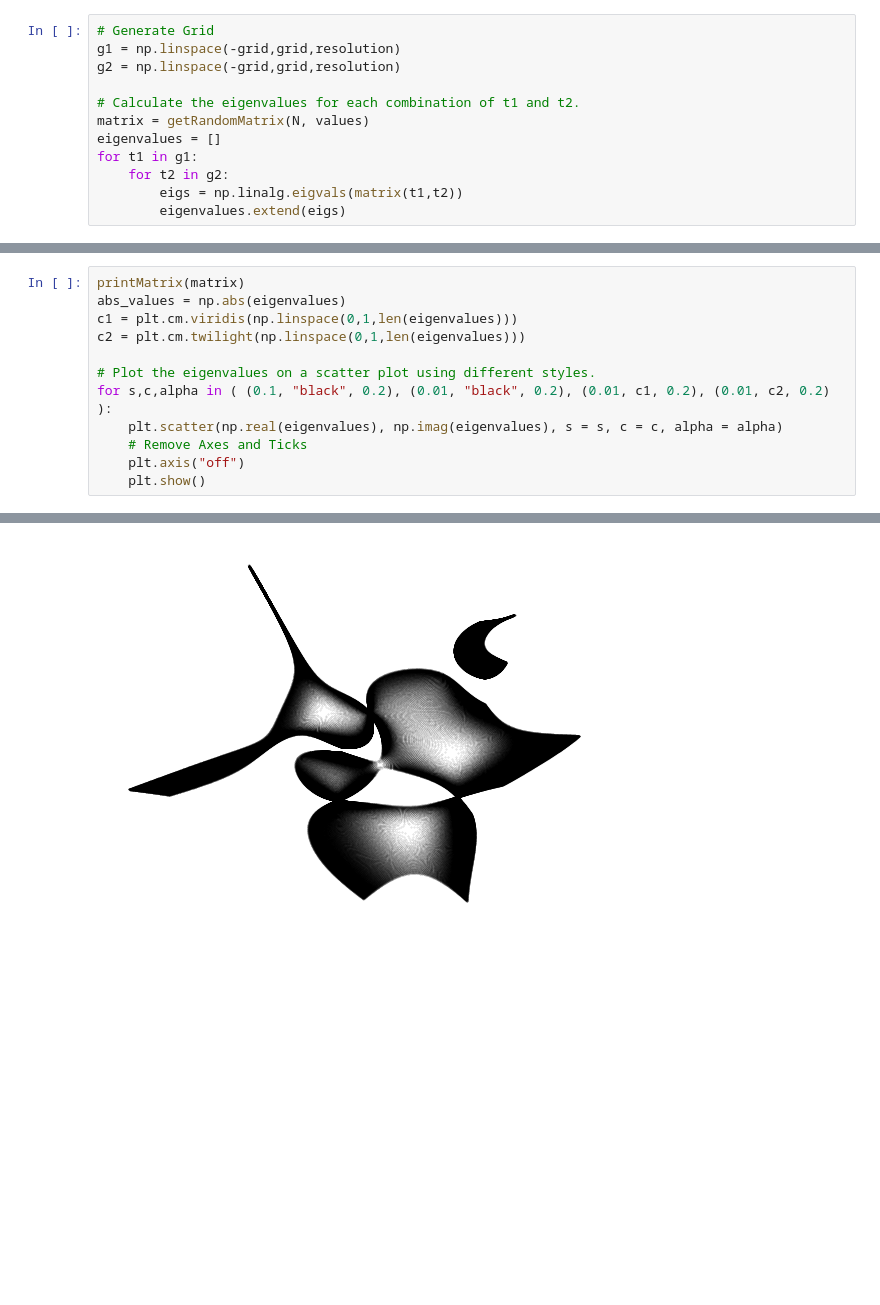
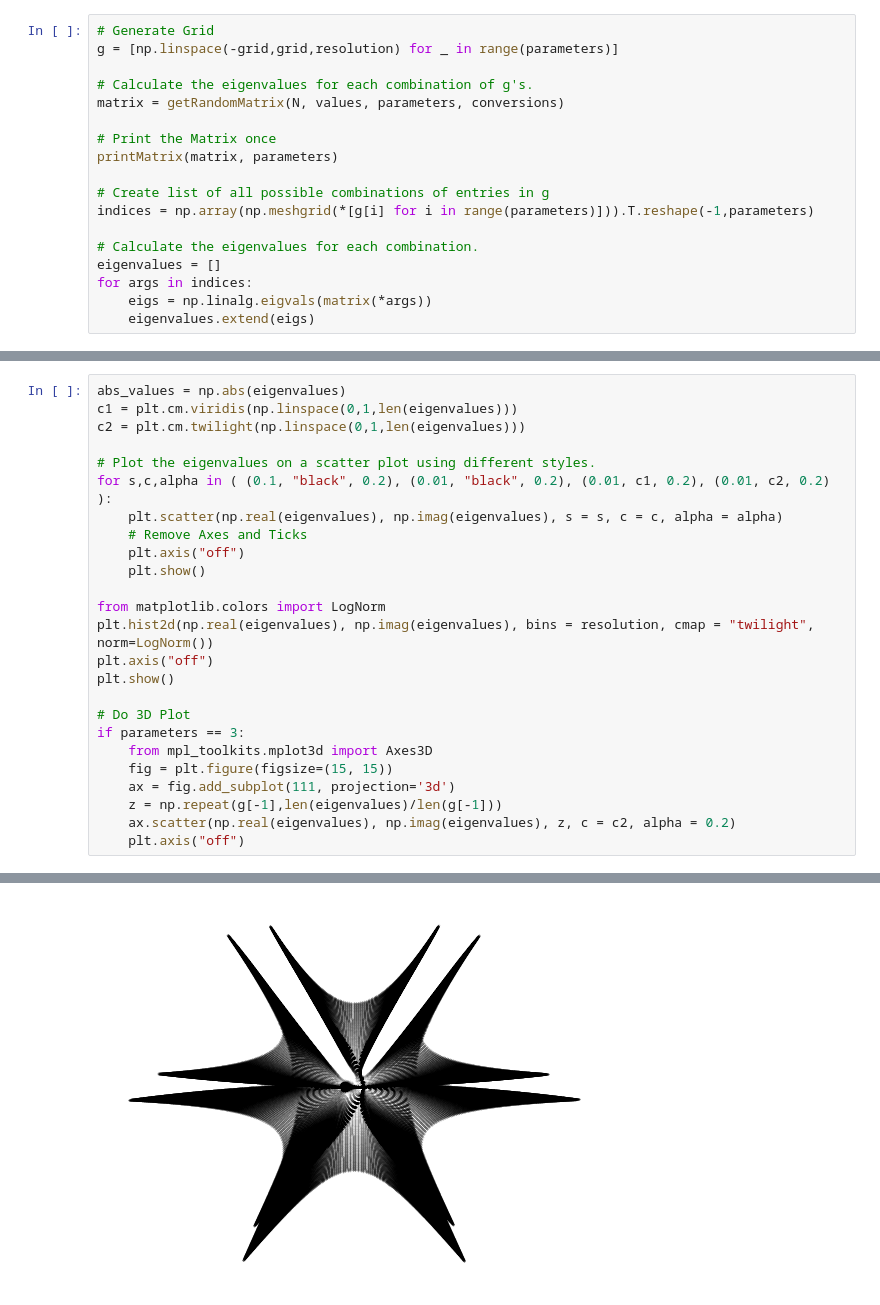
Before and after one commit to davidbauch/eigenvalue_visualizer, a Jupyter notebook: eigenvalue_visualizer.ipynb, the cells around one changed output, grey strips where cells are left out. Cells and saved outputs as stored; diff of their text form; blank space fills up the shorter version.

Commit message:
Added Parameter Conversions, Changed random matrix generation.

```diff
--- a/eigenvalue_visualizer.ipynb
+++ b/eigenvalue_visualizer.ipynb
@@ -65,13 +79,19 @@ First, calculate the grid using `np.linspace(...)`. This will result in equidist
 Then, generate a random matrix using `getRandomMatrix(...)`. Iterate the grid points and calculate the Eigenvalues using `np.linalg.eigvals(...)`.
 # %%
 # Generate Grid
-g1 = np.linspace(-grid,grid,resolution)
-g2 = np.linspace(-grid,grid,resolution)
+g = [np.linspace(-grid,grid,resolution) for _ in range(parameters)]
 
-# Calculate the eigenvalues for each combination of t1 and t2.
-matrix = getRandomMatrix(N, values)
+# Calculate the eigenvalues for each combination of g's.
+matrix = getRandomMatrix(N, values, parameters, conversions)
+
+# Print the Matrix once
+printMatrix(matrix, parameters)
+
+# Create list of all possible combinations of entries in g
+indices = np.array(np.meshgrid(*[g[i] for i in range(parameters)])).T.reshape(-1,parameters)
+
+# Calculate the eigenvalues for each combination.
 eigenvalues = []
-for t1 in g1:
-    for t2 in g2:
-        eigs = np.linalg.eigvals(matrix(t1,t2))
-        eigenvalues.extend(eigs)
+for args in indices:
+    eigs = np.linalg.eigvals(matrix(*args))
+    eigenvalues.extend(eigs)
@@ -86,7 +122,6 @@ Then plot the Eigenvalues using different styles. In this case, we plot the Eige
 - Scatter with viridis coloring
 - Scatter with twilight coloring
 # %%
-printMatrix(matrix)
 abs_values = np.abs(eigenvalues)
 c1 = plt.cm.viridis(np.linspace(0,1,len(eigenvalues)))
 c2 = plt.cm.twilight(np.linspace(0,1,len(eigenvalues)))
@@ -97,4 +132,18 @@ for s,c,alpha in ( (0.1, "black", 0.2), (0.01, "black", 0.2), (0.01, c1, 0.2), (
     # Remove Axes and Ticks
     plt.axis("off")
     plt.show()
+
+from matplotlib.colors import LogNorm
+plt.hist2d(np.real(eigenvalues), np.imag(eigenvalues), bins = resolution, cmap = "twilight", norm=LogNorm())
+plt.axis("off")
+plt.show()
+
+# Do 3D Plot
+if parameters == 3:
+    from mpl_toolkits.mplot3d import Axes3D
+    fig = plt.figure(figsize=(15, 15))
+    ax = fig.add_subplot(111, projection='3d')
+    z = np.repeat(g[-1],len(eigenvalues)/len(g[-1]))
+    ax.scatter(np.real(eigenvalues), np.imag(eigenvalues), z, c = c2, alpha = 0.2)
+    plt.axis("off")
 # %% [output]
@@ -106 +150 @@ for s,c,alpha in ( (0.1, "black", 0.2), (0.01, "black", 0.2), (0.01, c1, 0.2), (
-[figure, old version]
+[figure, new version]
```
Also changed, not shown: parts of 9 cells of this notebook.
